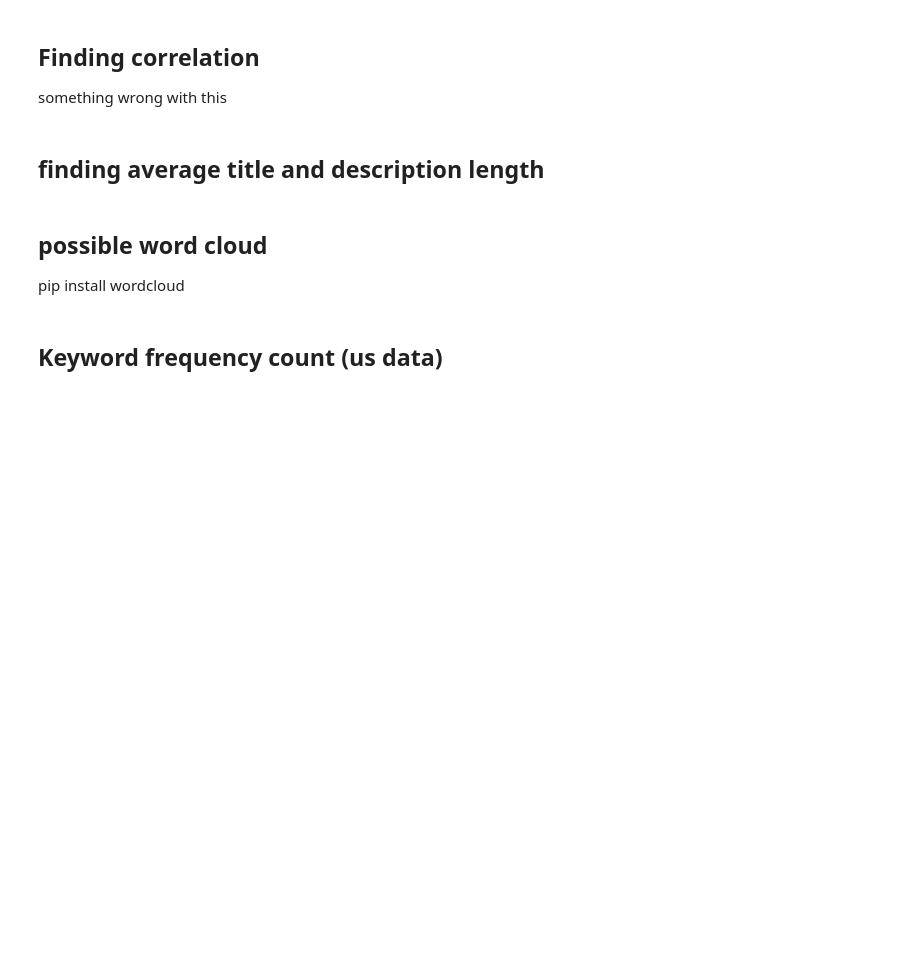
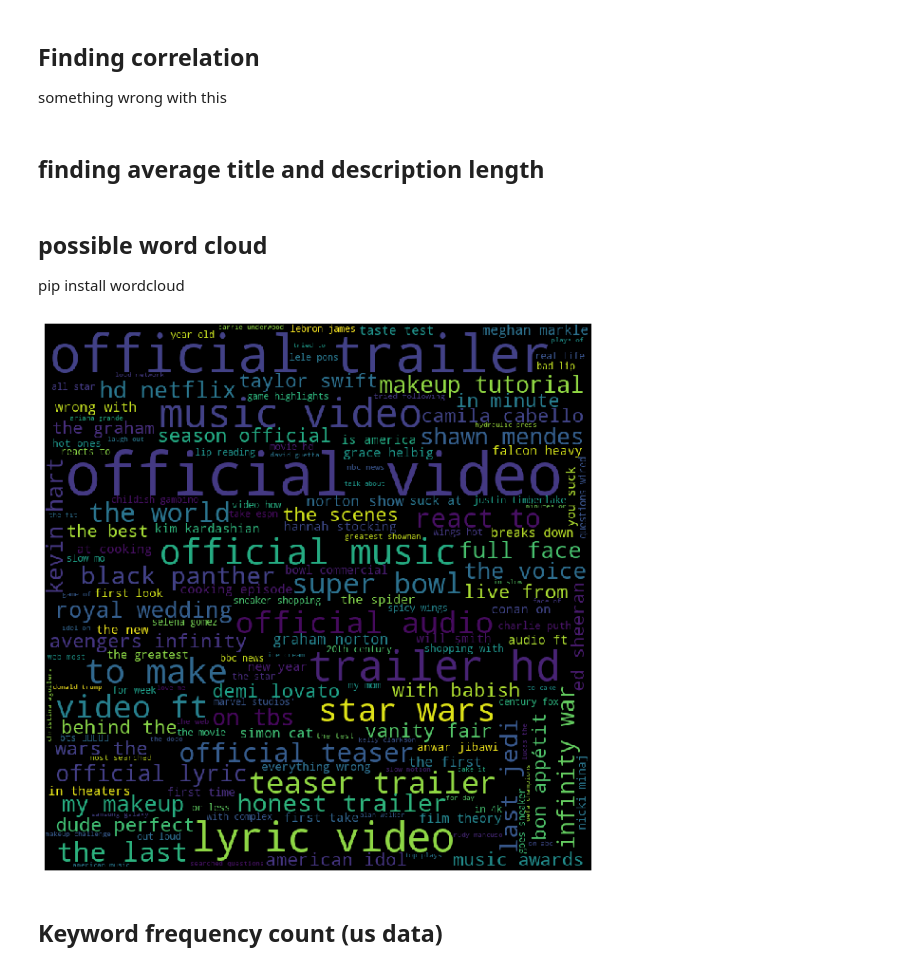
Before and after one commit to KristiWerry/YouTube_Trending_Data_Analysis, a Jupyter notebook: Final Project.ipynb, the cells around one changed output. Drawn from its saved outputs; the diff is of its cells as text; code cells hidden in the pictures; blank space fills up the shorter version.

```diff
--- a/Final Project.ipynb
+++ b/Final Project.ipynb
@@ -83,8 +82,13 @@ data_files = [
    (root_dir + "USvideos.csv", "US"),
 ]
 
+us_data_file = [
+    (root_dir + "USvideos.csv", "US")
+]
+
 # Read in datasets
 youtube_data_df = Load_Datasets(sqlContext, data_files, customSchema)
+us_data_df = Load_Datasets(sqlContext, us_data_file, customSchema)
 # %% [markdown]
 ## Dataset Cleaning
 # %% [markdown]
@@ -227,7 +250,7 @@ stopwords = set(STOPWORDS)
 # https://www.geeksforgeeks.org/generating-word-cloud-python/
 ##takes a long ass time for descriptions ***********~40 mins*************
 # iterate through the column
-def wordCloud(df, column):
+def wordCloud(df, column, s):
     comment_words = ''
     for val in df[column]:
 
@@ -235,7 +258,7 @@ def wordCloud(df, column):
         val = str(val)
 
         # split the value
-        tokens = val.split()
+        tokens = val.split(s)
 
         # Converts each token into lowercase
         for i in range(len(tokens)):
@@ -256,9 +279,11 @@ def wordCloud(df, column):
 
     plt.show()
 # %%
-test = us_data.toPandas()
+test = us_data_df.toPandas()
 test = test[test['title'].notna()]
 test = test[test['description'].notna()]
-wordCloud(test, 'title')
+wordCloud(test, 'title', ' ')
+# %% [output]
+[figure, added]
 # %%
 #this is gunna take a very long time!!!!!!!!!!!!!!!!!!!!!!1
```
Also changed, not shown: parts of 25 cells of this notebook.
